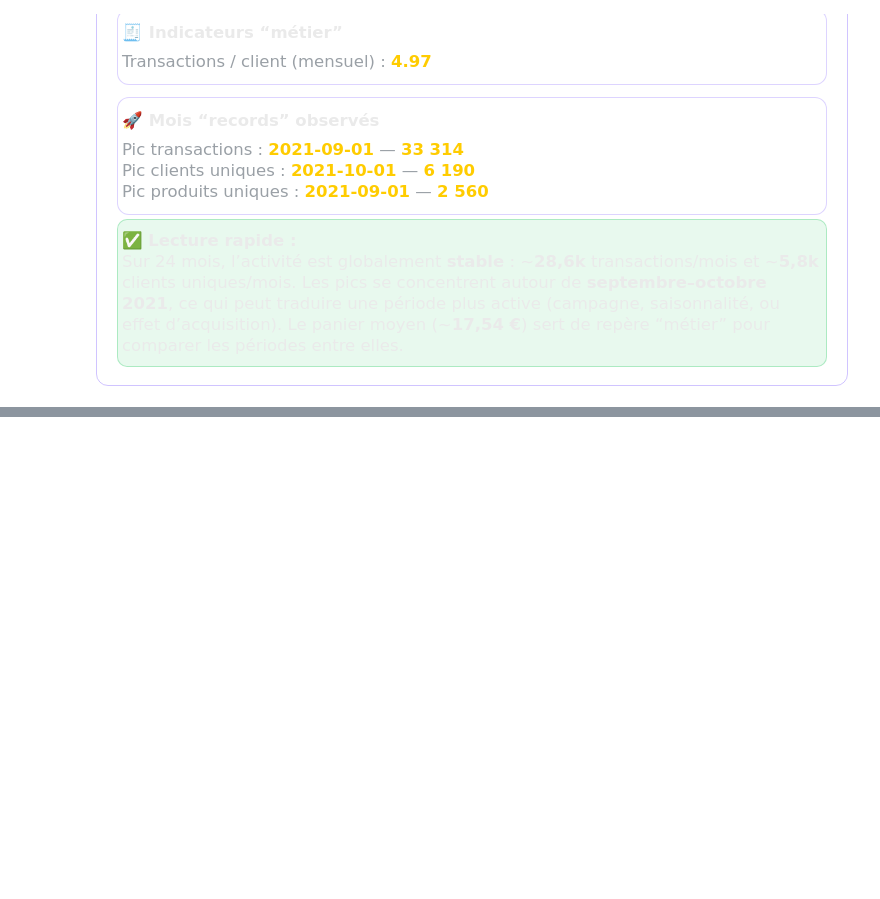
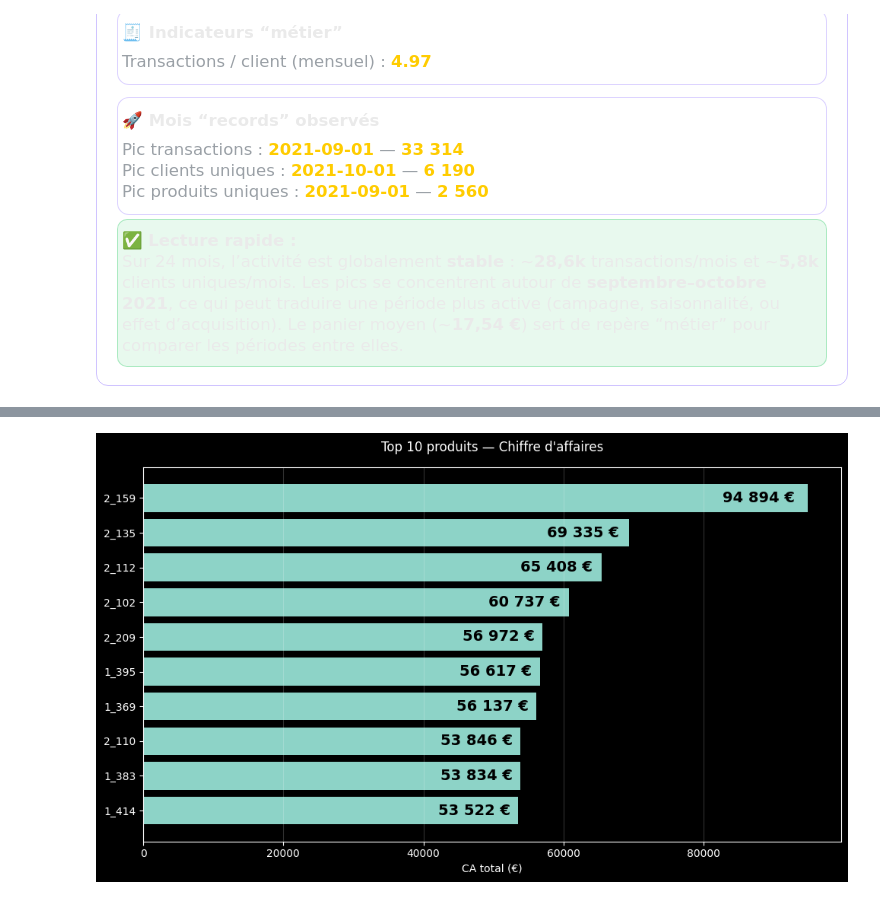
Before and after one commit to Stephane-OC/lapage, a Jupyter notebook: analyse_lapage.ipynb, the cells around one changed output, grey strips where cells are left out. Saved outputs shown, nothing was run; the diff lists cells and outputs as text; code cells hidden in the pictures; blank space fills up the shorter version.

```diff
--- a/analyse_lapage.ipynb
+++ b/analyse_lapage.ipynb
@@ -3296,3 +3548,21 @@ print("- Pic produits uniques :", month_max_tx, "-", max_prods)
     Étape 5.1 — Tops produits
   </h3>
 </div>
+# %%
+# Top Produits — CA & Volume
+top_products = (
+    df_ca
+    .groupby("id_prod")
+    .agg(
+        ca_total=("price", "sum"),
+        transactions=("price", "size")
+    )
+    .reset_index()
+)
+
+# Tri
+top_ca = top_products.sort_values("ca_total", ascending=False).head(10)
+top_volume = top_products.sort_values("transactions", ascending=False).head(10)
+
+display(top_ca)
+display(top_volume)
@@ -3298,0 +3592,34 @@ print("- Pic produits uniques :", month_max_tx, "-", max_prods)
+# %%
+# Graphique : Top 10 produits les plus rentables montrant une forte concentration des revenus parmi les articles phares
+plt.style.use("dark_background")
+
+fig, ax = plt.subplots(figsize=(10,6))
+
+bars = ax.barh(
+    top_ca["id_prod"].astype(str),
+    top_ca["ca_total"],
+)
+
+ax.set_title("Top 10 produits — Chiffre d'affaires", pad=15)
+ax.set_xlabel("CA total (€)")
+ax.invert_yaxis()
+ax.grid(axis="x", alpha=0.2)
+
+# Valeurs dans les barres
+for bar in bars:
+    width = bar.get_width()
+    ax.text(
+        width * 0.98,
+        bar.get_y() + bar.get_height()/2,
+        f"{width:,.0f} €".replace(",", " "),
+        va="center",
+        ha="right",
+        fontsize=14,
+        fontweight="bold",
+        color="black"
+    )
+
+plt.tight_layout()
+plt.show()
+# %% [output]
+[figure, added]
```
Also changed, not shown: parts of 25 cells of this notebook, 1 other file.
